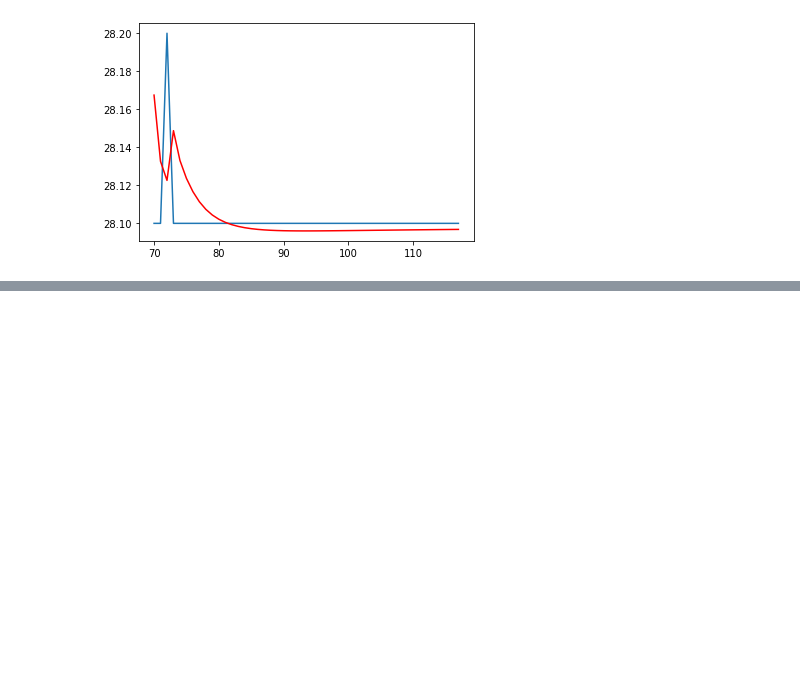
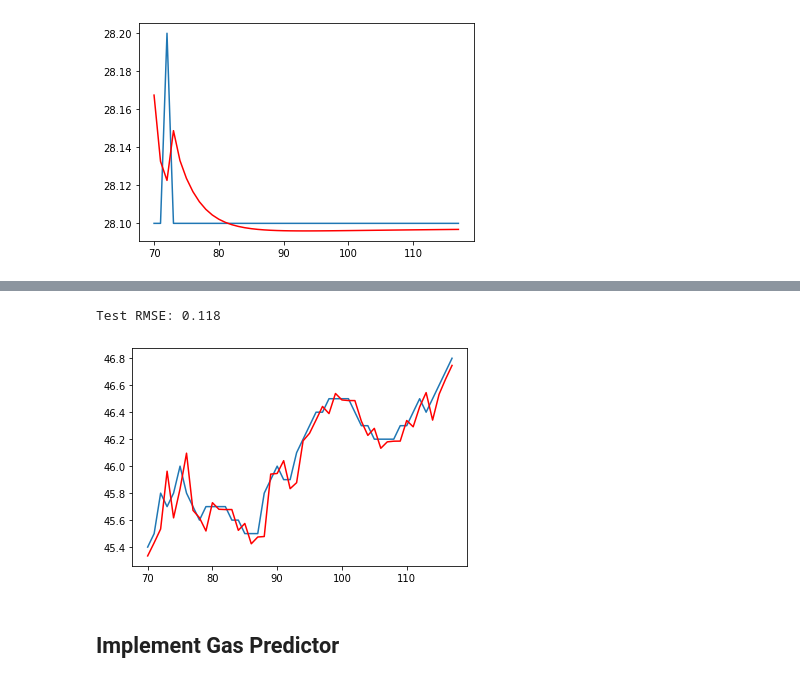
Before and after one commit to andreagurioli1995/IoT-Air-Quality-Monitoring-System, a Jupyter notebook: forecasting/forecasting-fbprophet.ipynb, the cells around one changed output, grey strips where cells are left out. Drawn from its saved outputs; the diff is of its cells as text; code cells hidden in the pictures; blank space fills up the shorter version.

Commit message:
Define notebook with complete output

```diff
--- a/forecasting/forecasting-fbprophet.ipynb
+++ b/forecasting/forecasting-fbprophet.ipynb
@@ -126,0 +218,13 @@ Test RMSE: 0.019
+# %%
+history = [x for x in train]
+predictions = list()
+print(test)
+for t in test.index:
+  model = ARIMA(history, order=(1,1,1))
+  model_fit = model.fit()
+  output = model_fit.forecast()
+  yest = output[0]
+  predictions.append(yest)
+  obs= test[t]
+  history.append(obs)
+  print ('predicted=%f, expected=%f' % (yest, obs))
@@ -126,0 +249,14 @@ Test RMSE: 0.019
+# %%
+rmse = math.sqrt(mean_squared_error(test, predictions))
+print('Test RMSE: %.3f'% rmse)
+
+df2 = pd.DataFrame(predictions)
+df2. set_index(test.index, inplace=True)
+plt.plot(test)
+plt.plot(df2, color='red')
+plt.show()
+# %% [output]
+Test RMSE: 0.118
+[figure, added]
+# %% [markdown]
+## Implement Gas Predictor
```
Also changed, not shown: parts of 43 cells of this notebook.
